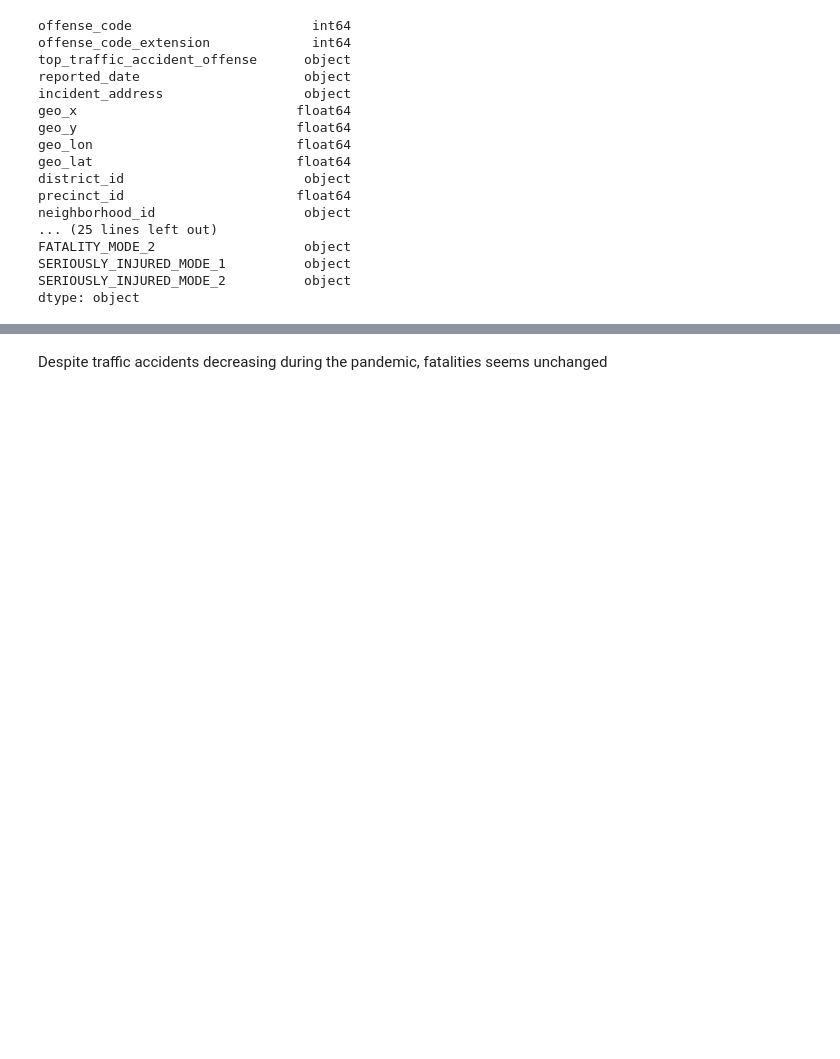
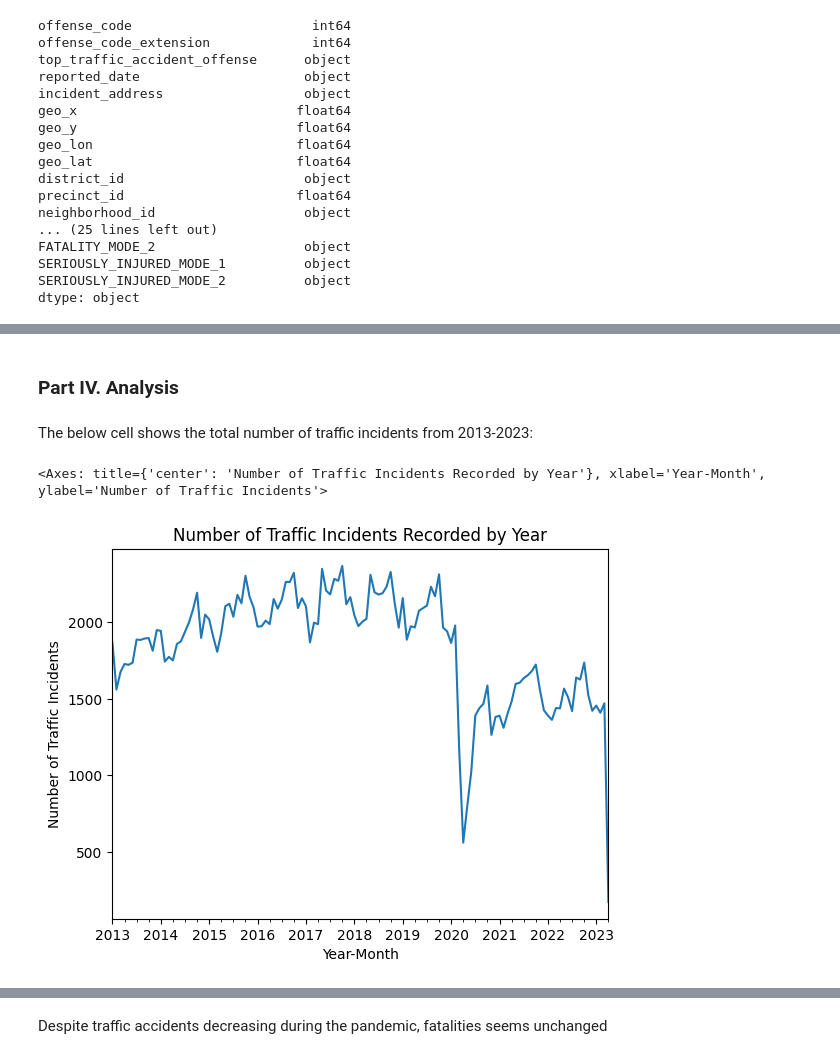
Before and after one commit to zjfrancis/data_science_tools, a Jupyter notebook: Final_Project.ipynb, the cells around one changed output, grey strips where cells are left out. Drawn from its saved outputs; the diff is of its cells as text; code cells hidden in the pictures; blank space fills up the shorter version.

```diff
--- a/Final_Project.ipynb
+++ b/Final_Project.ipynb
@@ -117,0 +184,3 @@ dtype: object
+# %%
+traffic_data = traffic_data.dropna()
+traffic_data
@@ -117,0 +227,12 @@ dtype: object
+# %%
+traffic_data['FATALITY_MODE_1'] = traffic_data['FATALITY_MODE_1'].replace('  ', 'N/A')
+traffic_data['FATALITY_MODE_2'] = traffic_data['FATALITY_MODE_2'].replace('  ', 'N/A')
+traffic_data['SERIOUSLY_INJURED_MODE_1'] = traffic_data['SERIOUSLY_INJURED_MODE_1'].replace('  ', 'N/A')
+traffic_data['SERIOUSLY_INJURED_MODE_2'] = traffic_data['SERIOUSLY_INJURED_MODE_2'].replace('  ', 'N/A')
+
+#Now we have N/A labels instead of whitespaces
+
+print("Fatality Mode 1: ",traffic_data['FATALITY_MODE_1'].unique())
+print("\n", "Fatality Mode 2: ",traffic_data['FATALITY_MODE_2'].unique())
+print("\n", "Seriously Injured Mode 1: ", traffic_data['SERIOUSLY_INJURED_MODE_1'].unique())
+print("\n", "Seriously Injured Mode 2: ",traffic_data['SERIOUSLY_INJURED_MODE_2'].unique())
@@ -161,0 +386,13 @@ traffic_data[traffic_data.FATALITY_MODE_1 == "PEDESTRIAN"]
+# %% [markdown]
+### Part IV. Analysis
+# %% [markdown]
+The below cell shows the total number of traffic incidents from 2013-2023:
+# %%
+traffic_data['Year-Month'] = traffic_data.Datetime.dt.to_period("M")
+
+plt.ylabel('Number of Traffic Incidents')
+plt.title('Number of Traffic Incidents Recorded by Year')
+traffic_data.groupby(traffic_data['Year-Month'])["offense_code"].count().plot()
+# %% [output]
+<Axes: title={'center': 'Number of Traffic Incidents Recorded by Year'}, xlabel='Year-Month', ylabel='Number of Traffic Incidents'>
+[figure, added]
```
Also changed, not shown: parts of 44 cells of this notebook.
